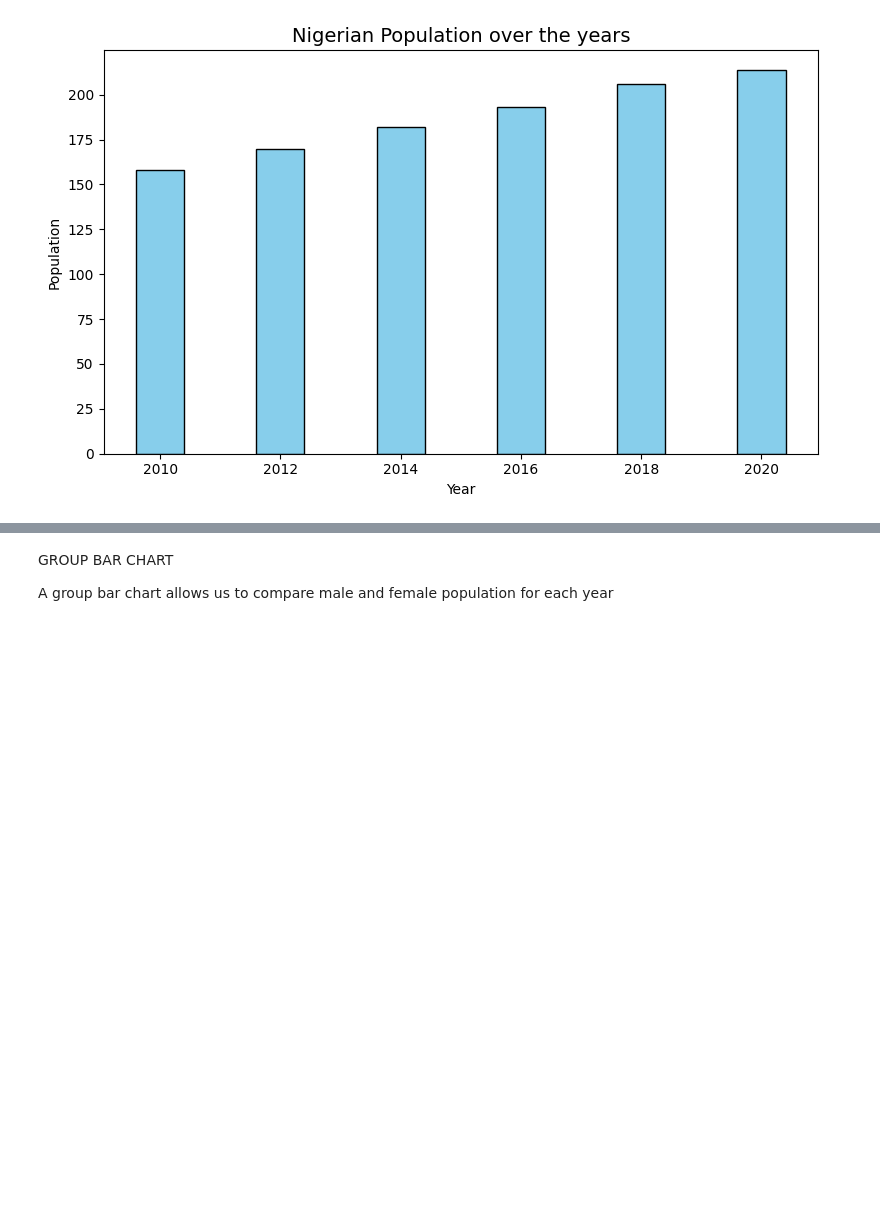
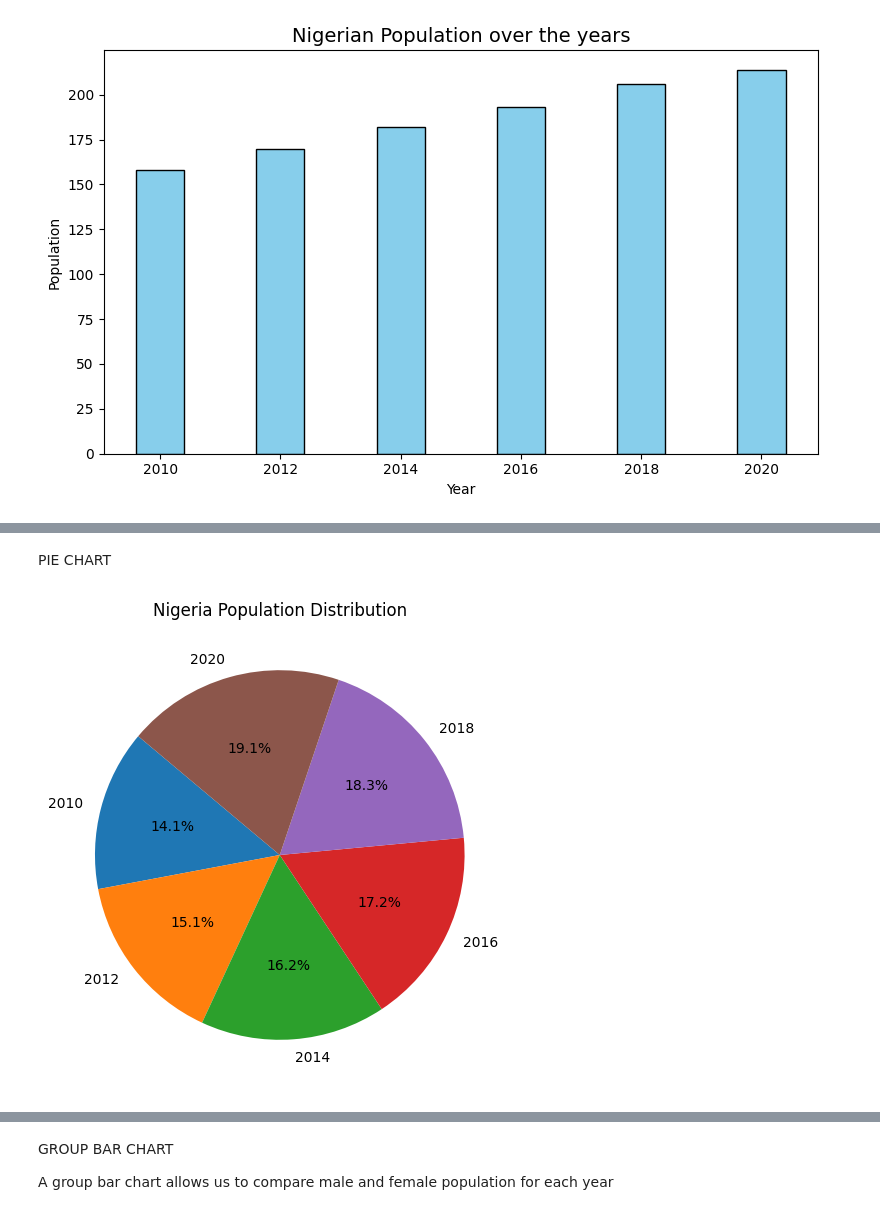
Before and after one commit to ElizabethOgbee/Data-Analytics-Python, a Jupyter notebook: pandas/zmatlip1_intro.ipynb, the cells around one changed output, grey strips where cells are left out. Drawn from its saved outputs; the diff is of its cells as text; code cells hidden in the pictures; blank space fills up the shorter version.

```diff
--- a/pandas/zmatlip1_intro.ipynb
+++ b/pandas/zmatlip1_intro.ipynb
@@ -80,0 +91,9 @@ plt.show()
+# %% [markdown]
+PIE CHART
+# %%
+plt.figure(figsize=(6, 6))
+plt.pie(population, labels=years, autopct='%1.1f%%', startangle=140)
+plt.title('Nigeria Population Distribution')
+plt.show()
+# %% [output]
+[figure, added]
```
Also changed, not shown: parts of 6 cells of this notebook.
